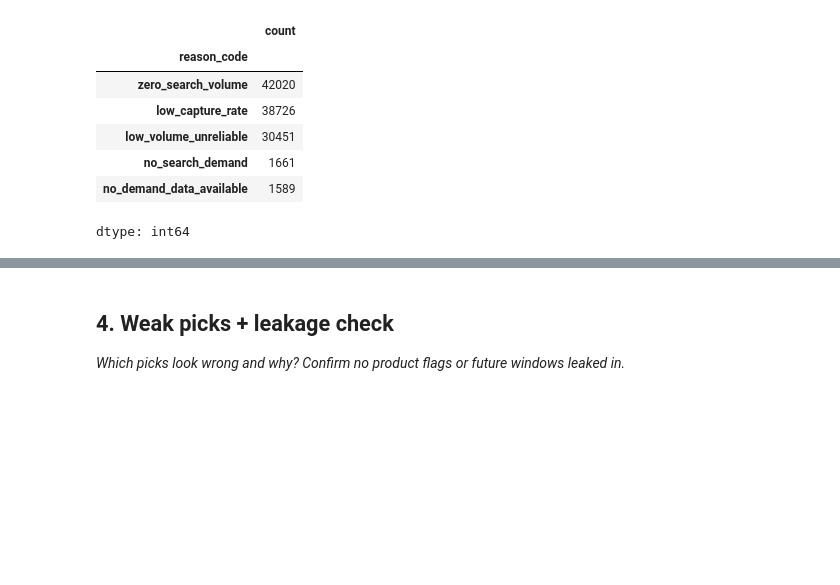
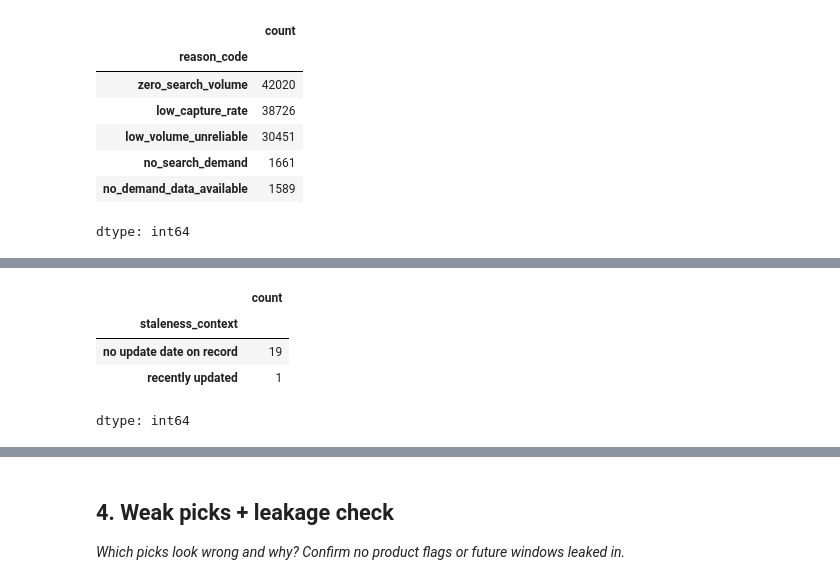
Before and after one commit to AxelYoel/FlyRank-AI-Internship---Axel-Yoel-Chandra, a Jupyter notebook: work/notebooks/w04_baseline_score.ipynb, the cells around one changed output, grey strips where cells are left out. Cells and saved outputs as stored; diff of their text form; code cells hidden in the pictures; blank space fills up the shorter version.

```diff
--- a/work/notebooks/w04_baseline_score.ipynb
+++ b/work/notebooks/w04_baseline_score.ipynb
@@ -469,3 +485,11 @@ dtype: int64
+# %%
+output.head(20)['staleness_context'].value_counts()
+# %% [output]
+|  | count |
+| staleness_context |  |
+| no update date on record | 19 |
+| recently updated | 1 |
+dtype: int64
 # %% [markdown]
 ## 3. Top-20 review
 
```
Also changed, not shown: parts of 5 cells of this notebook.
